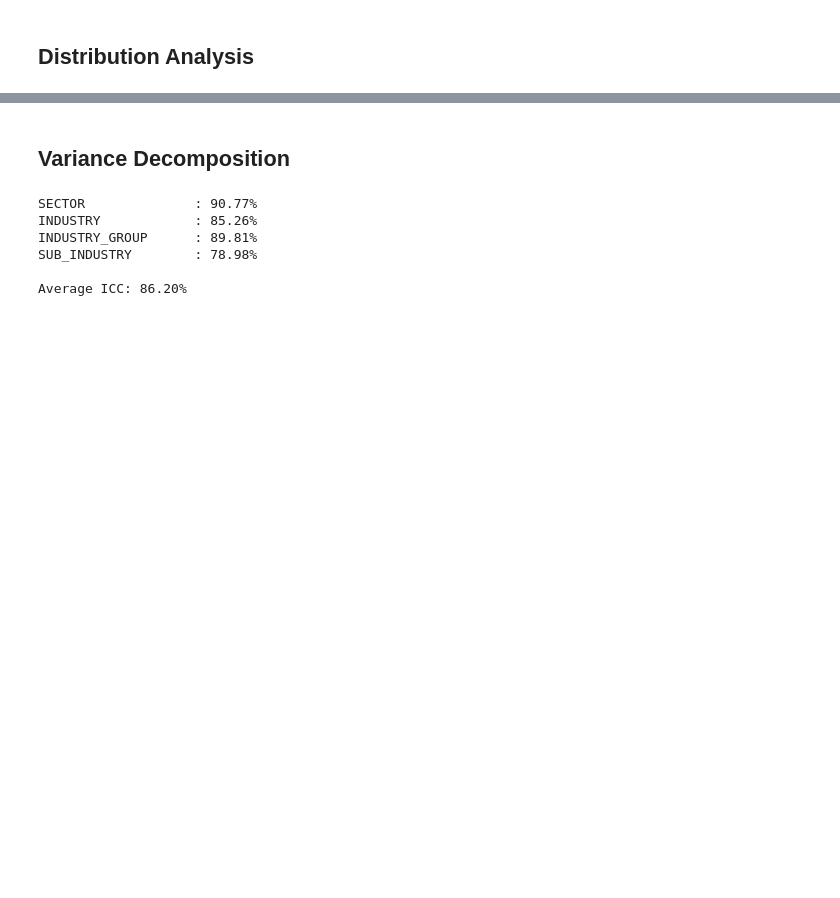
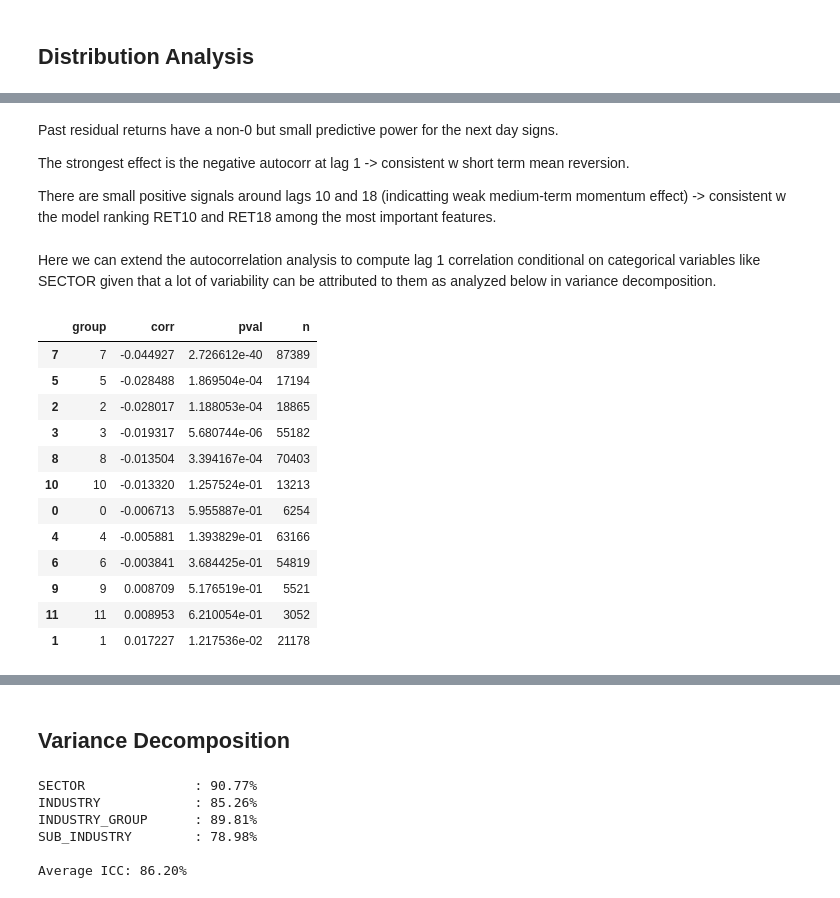
Before and after one commit to anbinh-bui/Stock-Return-Prediction-Challenge-, a Jupyter notebook: EDA.ipynb, the cells around one changed output, grey strips where cells are left out. Saved outputs shown, nothing was run; the diff lists cells and outputs as text; code cells hidden in the pictures; blank space fills up the shorter version.

```diff
--- a/EDA.ipynb
+++ b/EDA.ipynb
@@ -326,0 +341,10 @@ Max |correlation|: 0.0046
+# %%
+y = train["RET"].astype(float)
+for lag in range(1, 21):
+    x = train[f"RET_{lag}"]
+    mask = x.notna() & y.notna()
+    if mask.sum() > 1:
+        corr, pval = stats.spearmanr(x[mask], y[mask]) # Spearman correlation
+        print(f"Lag {lag}: corr={corr:.4f}, p={pval:.2e}")
+    else:
+        print(f"Lag {lag}: not enough data")
@@ -326,0 +372,40 @@ Max |correlation|: 0.0046
+# %% [markdown]
+Past residual returns have a non-0 but small predictive power for the next day signs.
+
+The strongest effect is the negative autocorr at lag 1 -> consistent w short term mean reversion.
+
+There are small positive signals around lags 10 and 18 (indicatting weak medium-term momentum effect) -> consistent w the model ranking RET10 and RET18 among the most important features.
+# %% [markdown]
+Here we can extend the autocorrelation analysis to compute lag 1 correlation conditional on categorical variables like SECTOR given that a lot of variability can be attributed to them as analyzed below in variance decomposition.
+# %%
+def corr_by_group(df, group_col, lag_col='RET_1'):
+    rows = []
+    for g, sub in df.groupby(group_col):
+        x = sub[lag_col]
+        y = sub['RET'].astype(float)
+        m = x.notna() & y.notna()
+        if m.sum() > 200:  # enough data
+            c, p = stats.spearmanr(x[m], y[m])
+            rows.append({'group': g, 'corr': c, 'pval': p, 'n': m.sum()})
+    return pd.DataFrame(rows).sort_values('corr')
+
+sector_corr = corr_by_group(train, 'SECTOR', lag_col='RET_1')
+industry_corr = corr_by_group(train, 'INDUSTRY', lag_col='RET_1')
+industry_group_corr = corr_by_group(train, 'INDUSTRY', lag_col='RET_1')
+sub_industry_corr = corr_by_group(train, 'SUB_INDUSTRY', lag_col='RET_1')
+# %%
+sector_corr
+# %% [output]
+|  | group | corr | pval | n |
+| 7 | 7 | -0.044927 | 2.726612e-40 | 87389 |
+| 5 | 5 | -0.028488 | 1.869504e-04 | 17194 |
+| 2 | 2 | -0.028017 | 1.188053e-04 | 18865 |
+| 3 | 3 | -0.019317 | 5.680744e-06 | 55182 |
+| 8 | 8 | -0.013504 | 3.394167e-04 | 70403 |
+| 10 | 10 | -0.013320 | 1.257524e-01 | 13213 |
+| 0 | 0 | -0.006713 | 5.955887e-01 | 6254 |
+| 4 | 4 | -0.005881 | 1.393829e-01 | 63166 |
+| 6 | 6 | -0.003841 | 3.684425e-01 | 54819 |
+| 9 | 9 | 0.008709 | 5.176519e-01 | 5521 |
+| 11 | 11 | 0.008953 | 6.210054e-01 | 3052 |
+| 1 | 1 | 0.017227 | 1.217536e-02 | 21178 |
```
Also changed, not shown: parts of 109 cells of this notebook.
